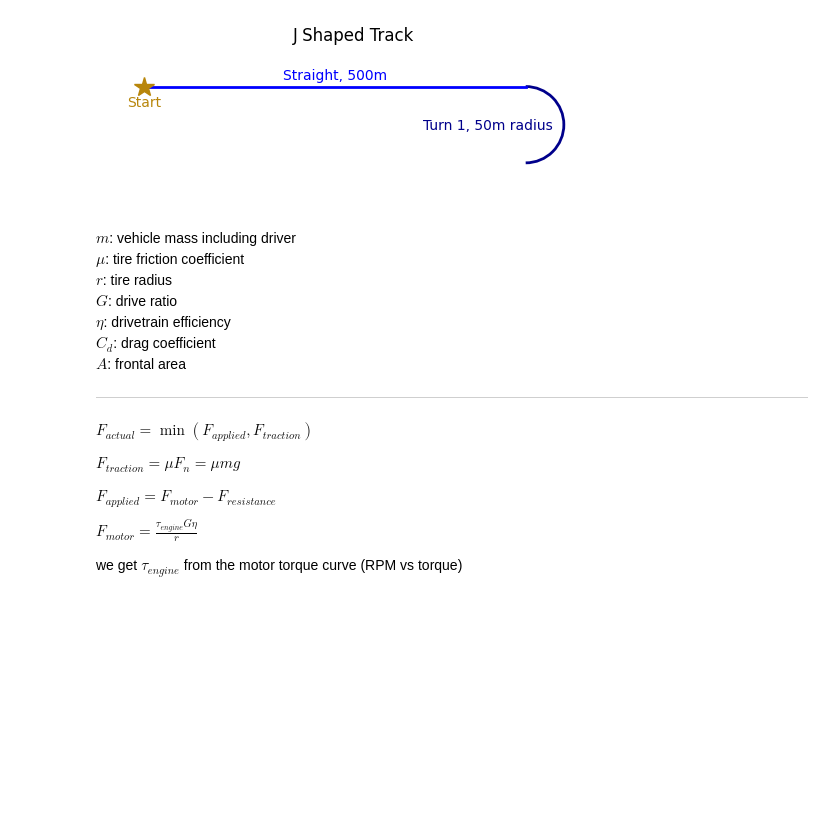
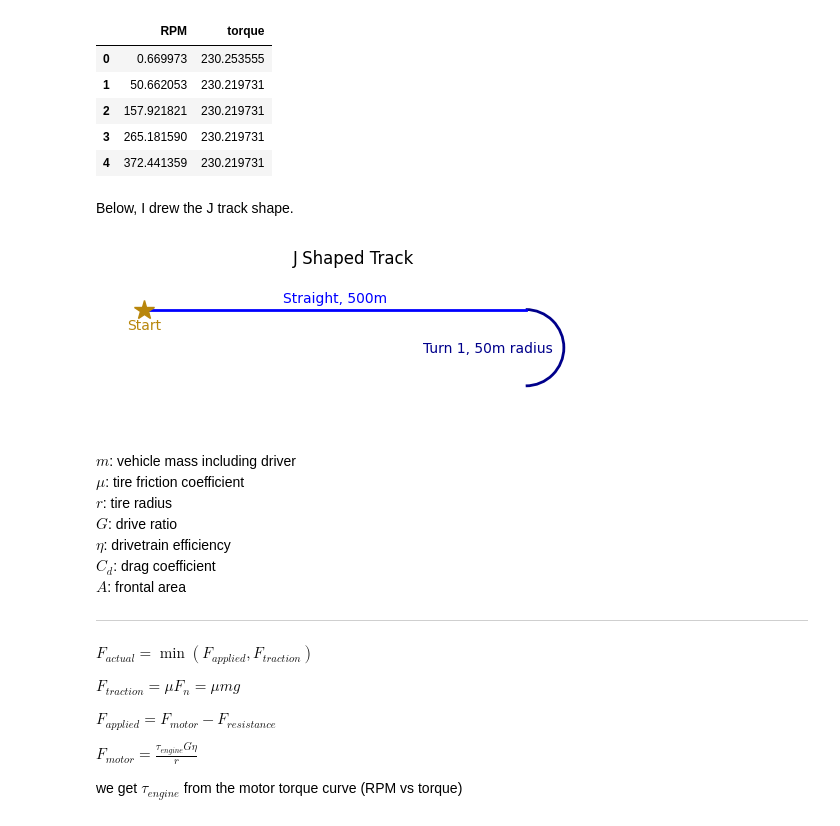
Before and after one commit to billtaing/FEB-Sp26-Recruitment-Project, a Jupyter notebook: sim.ipynb, the cells around one changed output. Drawn from its saved outputs; the diff is of its cells as text; code cells hidden in the pictures; blank space fills up the shorter version.

Commit message:
added import for motor torque curve data

```diff
--- a/sim.ipynb
+++ b/sim.ipynb
@@ -1,6 +1,38 @@
 # %%
 import numpy as np
 import pandas as pd
 import scipy.stats as stats
 import matplotlib.pyplot as plt
 import seaborn as sns
+
+# vehicle parameters:
+params = {'gg radius': 1,
+          't1 radius': 50,
+          'mass': 300,
+          'tire friction coeff': 1,
+          'tire radius': 0.254,
+          'drive ratio': 4,
+          'drag coeff': 0.8,
+          'downforce coeff': 0,
+          'frontal area': 1,
+          'drivetrain eff': 0.9
+          }
+
+# track parameters:
+track = {'straight': 500,
+         'turn 1': 3.14 * params['t1 radius']}
+
+# constants:
+pi = 3.14
+g = 9.81 # m/s^2 accel due to gravity
+rho = 1.225 # kg/m^3, air density
+
+mtc = pd.read_csv('motor_torque_curve.csv')
+mtc.head()
+# %% [output]
+|  | RPM | torque |
+| 0 | 0.669973 | 230.253555 |
+| 1 | 50.662053 | 230.219731 |
+| 2 | 157.921821 | 230.219731 |
+| 3 | 265.181590 | 230.219731 |
+| 4 | 372.441359 | 230.219731 |
@@ -27,3 +39,5 @@ rho = 1.225 # kg/m^3, air density
+# %% [markdown]
+Below, I drew the J track shape.
 # %%
 from matplotlib.patches import Arc
 fig, ax = plt.subplots()
```
Also changed, not shown: parts of 1 cell of this notebook, 1 other file.
